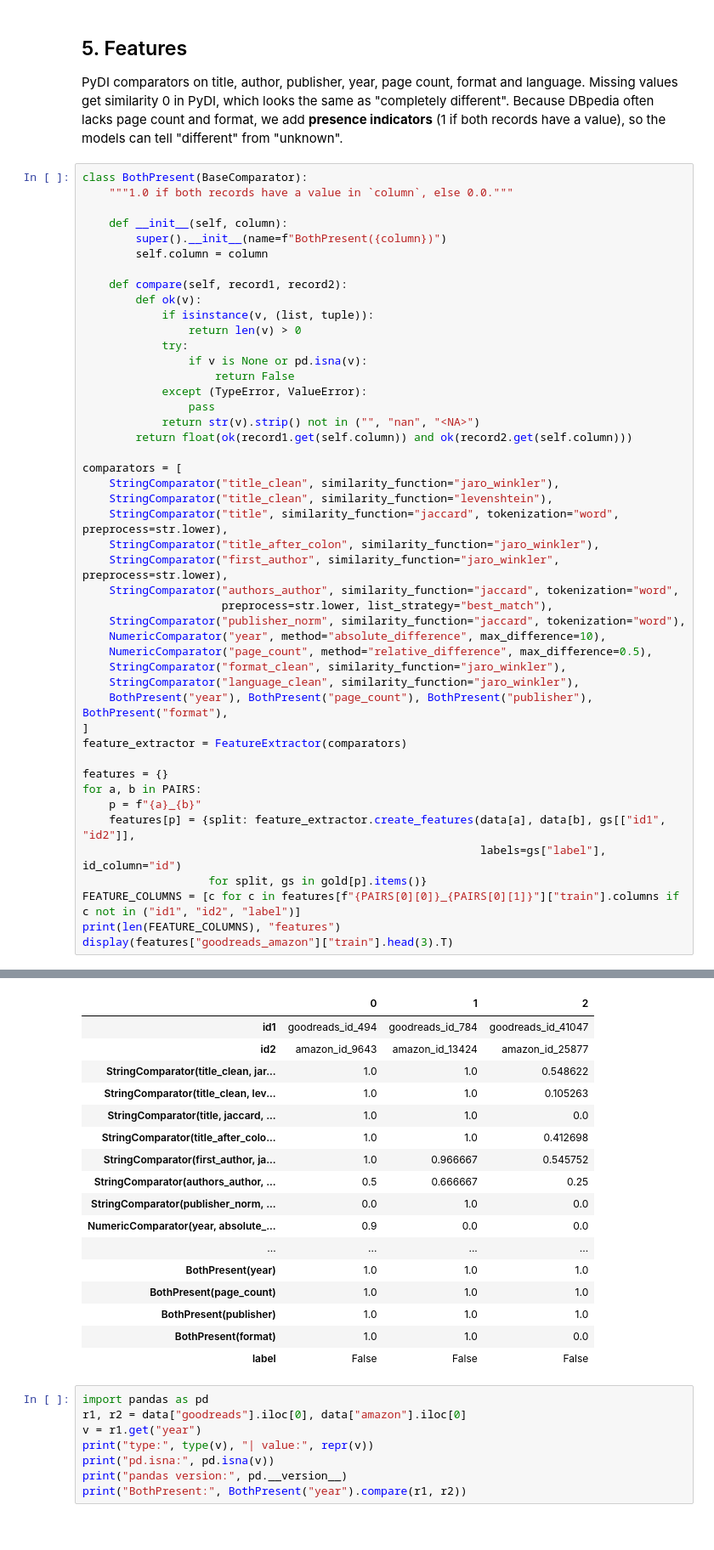
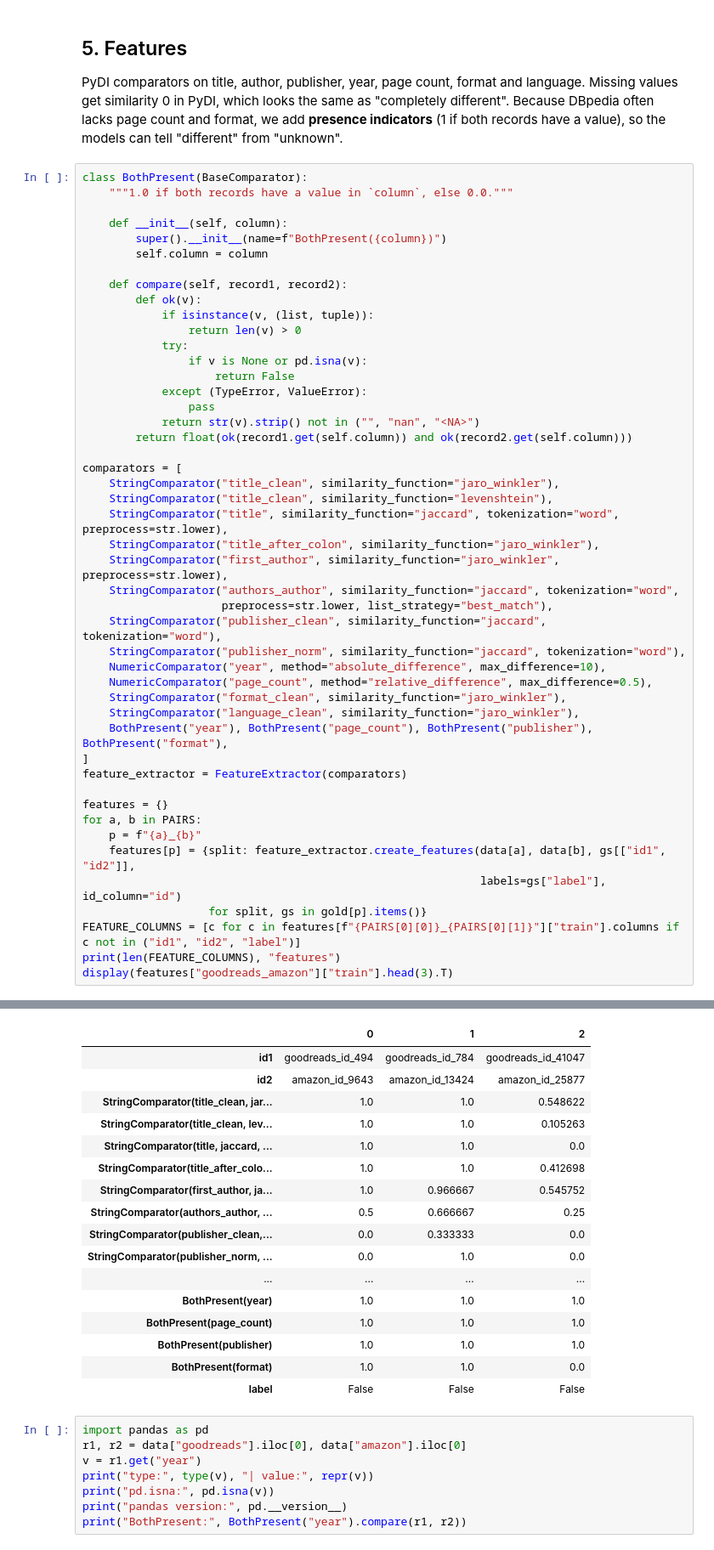
Before and after one commit to Web-Data-Integration-Team/Books-Data-Integration, a Jupyter notebook: identity_resolution.ipynb, the cells around one changed output, grey strips where cells are left out. Shown at 85% size. Drawn from its saved outputs; the diff is of its cells as text.

Commit message:
Identity resolution: add normalized publisher feature

```diff
--- a/identity_resolution.ipynb
+++ b/identity_resolution.ipynb
@@ -270,6 +270,7 @@ comparators = [
     StringComparator("first_author", similarity_function="jaro_winkler", preprocess=str.lower),
     StringComparator("authors_author", similarity_function="jaccard", tokenization="word",
                      preprocess=str.lower, list_strategy="best_match"),
+    StringComparator("publisher_clean", similarity_function="jaccard", tokenization="word"),
     StringComparator("publisher_norm", similarity_function="jaccard", tokenization="word"),
     NumericComparator("year", method="absolute_difference", max_difference=10),
     NumericComparator("page_count", method="relative_difference", max_difference=0.5),
@@ -293,14 +294,14 @@ display(features["goodreads_amazon"]["train"].head(3).T)
 |  | 0 | 1 | 2 |
 | id1 | goodreads_id_494 | goodreads_id_784 | goodreads_id_41047 |
 | id2 | amazon_id_9643 | amazon_id_13424 | amazon_id_25877 |
 | StringComparator(title_clean, jar... | 1.0 | 1.0 | 0.548622 |
 | StringComparator(title_clean, lev... | 1.0 | 1.0 | 0.105263 |
 | StringComparator(title, jaccard, ... | 1.0 | 1.0 | 0.0 |
 | StringComparator(title_after_colo... | 1.0 | 1.0 | 0.412698 |
 | StringComparator(first_author, ja... | 1.0 | 0.966667 | 0.545752 |
 | StringComparator(authors_author, ... | 0.5 | 0.666667 | 0.25 |
+| StringComparator(publisher_clean,... | 0.0 | 0.333333 | 0.0 |
 | StringComparator(publisher_norm, ... | 0.0 | 1.0 | 0.0 |
-| NumericComparator(year, absolute_... | 0.9 | 0.0 | 0.0 |
 | ... | ... | ... | ... |
 | BothPresent(year) | 1.0 | 1.0 | 1.0 |
 | BothPresent(page_count) | 1.0 | 1.0 | 1.0 |
```
Also changed, not shown: parts of 23 cells of this notebook.
